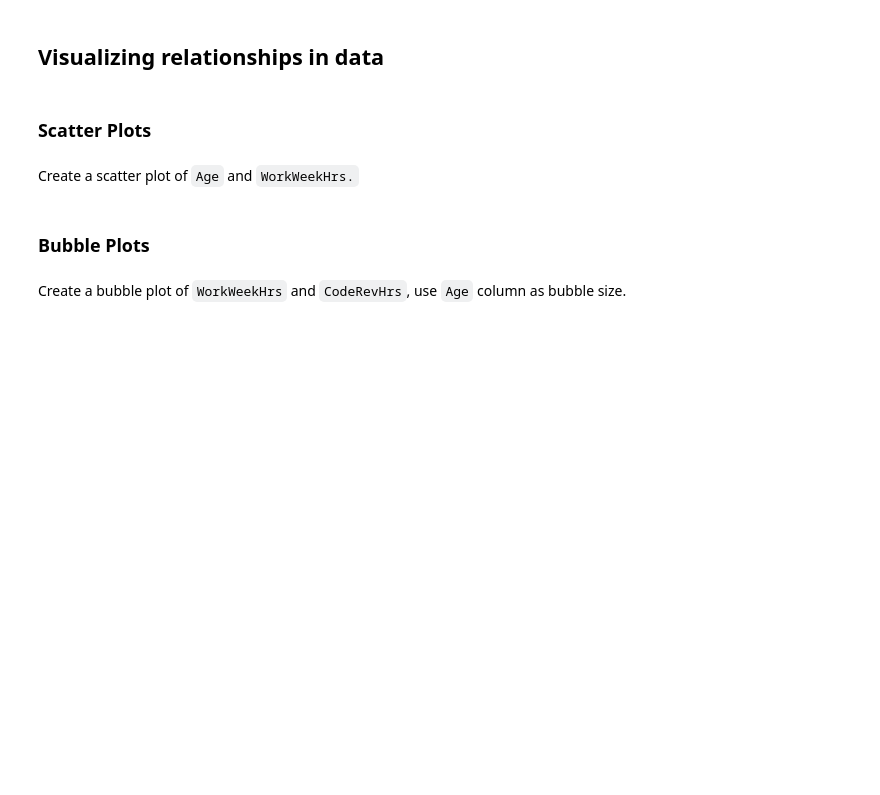
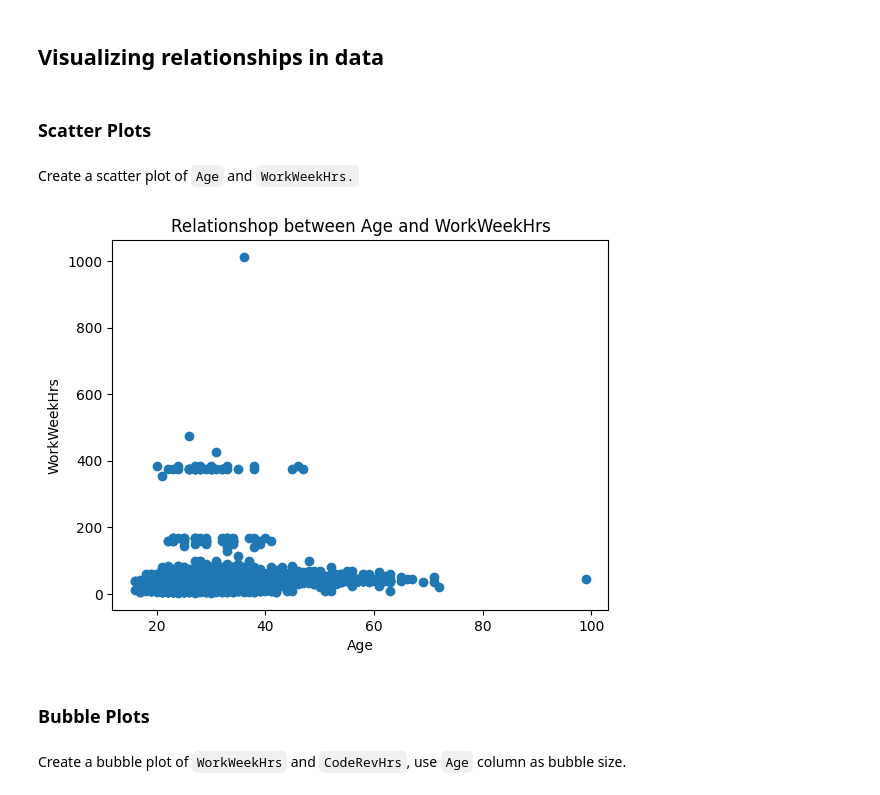
Before and after one commit to CharanjeetI2D/IBM_Capstone_Project, a Jupyter notebook: M4DataVisualization-lab.ipynb, the cells around one changed output. Drawn from its saved outputs; the diff is of its cells as text; code cells hidden in the pictures; blank space fills up the shorter version.

```diff
--- a/M4DataVisualization-lab.ipynb
+++ b/M4DataVisualization-lab.ipynb
@@ -183,3 +225,18 @@ Create a scatter plot of `Age` and `WorkWeekHrs.`
+# %%
+# your code goes here
+
+QUERY3 = """
+SELECT AGE, WorkWeekHrs
+FROM master
+"""
+df2 = pd.read_sql_query(QUERY3, conn)
+plt.scatter(x=df2['Age'], y=df2['WorkWeekHrs'])
+plt.title("Relationshop between Age and WorkWeekHrs")
+plt.xlabel('Age')
+plt.ylabel("WorkWeekHrs")
+plt.show()
+# %% [output]
+[figure, added]
 # %% [markdown]
 ### Bubble Plots
 # %% [markdown]
```
Also changed, not shown: parts of 18 cells of this notebook, 1 other file.
